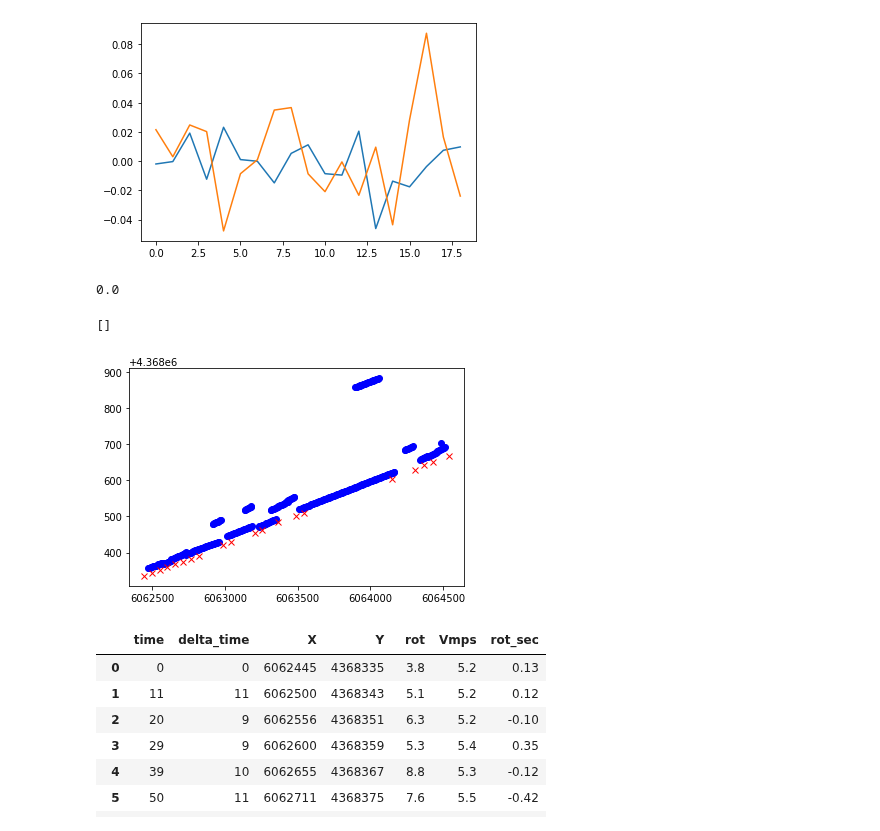
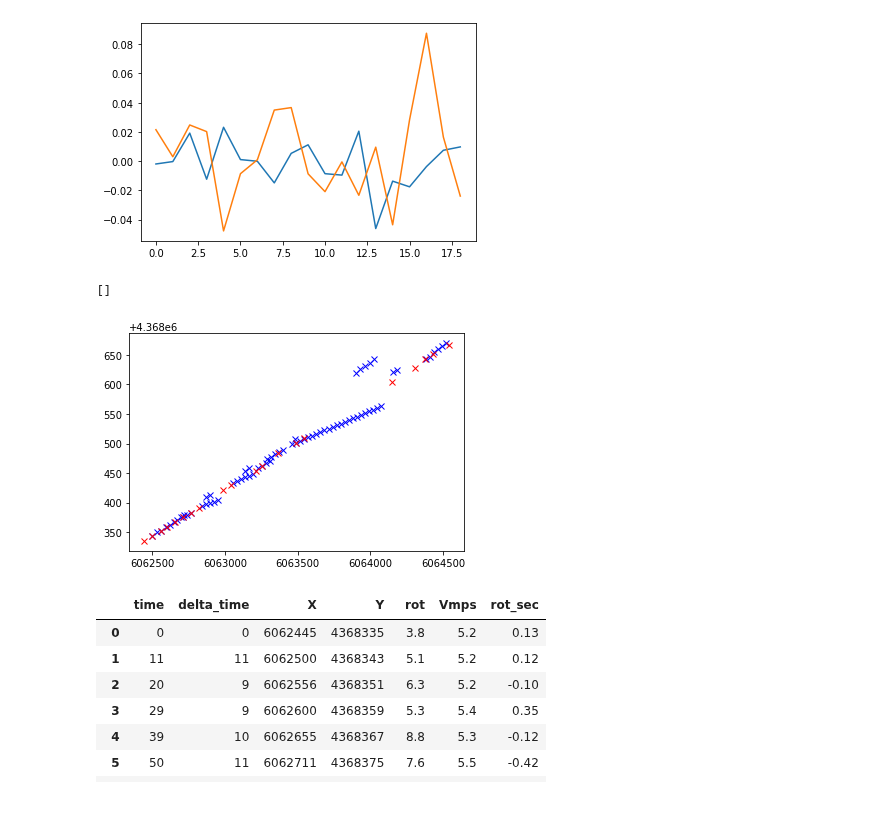
Before and after one commit to cnburger/AIS_KalmanFilter, a Jupyter notebook: KalmanFilter_adjust.ipynb, the cells around one changed output. Drawn from its saved outputs; the diff is of its cells as text; code cells hidden in the pictures.

Commit message:
Working Kalman filter based on Vessel Data paper

```diff
--- a/KalmanFilter_adjust.ipynb
+++ b/KalmanFilter_adjust.ipynb
@@ -101,13 +110,15 @@ def convert_state(arr_in):
 # %%
 # Declaring the constants for Kalman filter:
 A = get_mat_A(1)
-P_k = np.array([[10],[10],[0.5],[0.5]]).dot(np.transpose(np.array([[10],[10],[0.5],[0.5]])))
+P_k = np.array([[50],[10],[0.2],[0.1]]).dot(np.transpose(np.array([[50],[10],[0.2],[0.1]])))
 H = np.identity(4)
 I = np.identity(4)
 
 
 # Sensitivity measures, deep copy to avoid address pointers:
-R = np.diag(np.diag(copy.deepcopy(P_k)))
+R = np.diag(np.array([5,5,-0.8,-0.8]))
+R = np.diag(np.array([20,20,0.3,0.3]))
+
 Q = copy.deepcopy(P_k)
 
 # Kalman Initial state
@@ -154,3 +165,25 @@ for i in range(0,380):
         X_state = copy.deepcopy(predict_state(A, X_state, ax, ay, 1))
         P_k =  copy.deepcopy(pred_err_cov(A,P_k,Q))
         X_save_states.append(copy.deepcopy(X_state))
+
+
+
+# Saving the coordinates:
+X_coord = []
+Y_coord = []
+
+X_orig = polish_data.iloc[:,2]
+Y_orig = polish_data.iloc[:,3]
+
+for i in range(0,380):
+    if i > 10 and i % 5 == 0:
+        X_coord.append(X_save_states[i][0][0])
+        #print(X_save_states[i][0][0])
+        Y_coord.append(X_save_states[i][1][0])
+
+
+#plt.plot(X_coord[11:380], Y_coord[11:380], "bx")
+plt.plot(Y_coord,X_coord, "bx")
+plt.plot(Y_orig,X_orig, "rx")
+#legend_data = bp
+plt.plot()
@@ -160,29 +196,27 @@ plt.plot(ay_arr)
 # %% [output]
 [<matplotlib.lines.Line2D at 0x...>]
 [figure]
-# %%
-X_save_states[1][1][0]
-# %% [output]
-0.0
 # %%
 X_coord = []
 Y_coord = []
 
 X_orig = polish_data.iloc[:,2]
 Y_orig = polish_data.iloc[:,3]
 
 for i in range(0,380):
-    X_coord.append(X_save_states[i][0][0])
-    #print(X_save_states[i][0][0])
-    Y_coord.append(X_save_states[i][1][0])
+    if i > 10 and i % 5 == 0:
+        X_coord.append(X_save_states[i][0][0])
+        #print(X_save_states[i][0][0])
+        Y_coord.append(X_save_states[i][1][0])
 
 
-plt.plot(X_coord[11:380], Y_coord[11:380], "bo")
+#plt.plot(X_coord[11:380], Y_coord[11:380], "bx")
+plt.plot(X_coord, Y_coord, "bx")
 plt.plot(X_orig,Y_orig, "rx")
 plt.plot()
 # %% [output]
 []
-[figure, old version]
+[figure, new version]
 # %%
 polish_data
 # %% [output]
```
Also changed, not shown: parts of 2 cells of this notebook.
